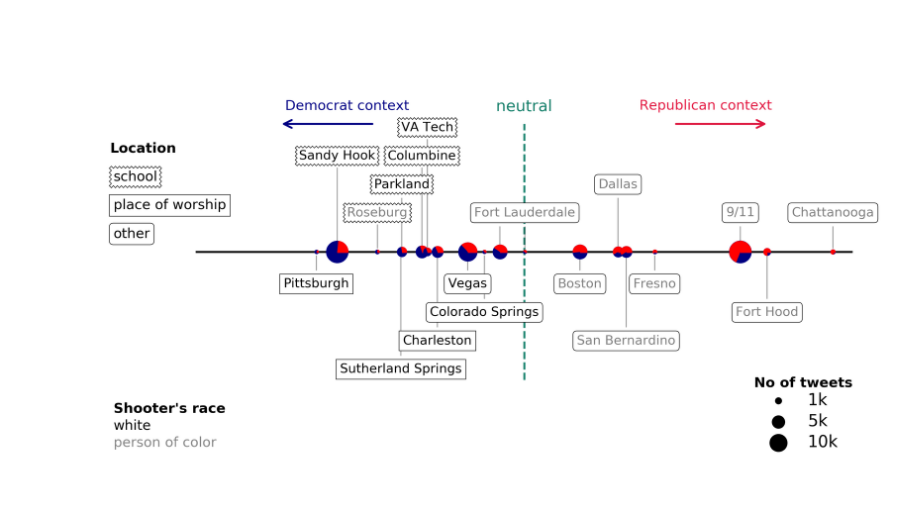
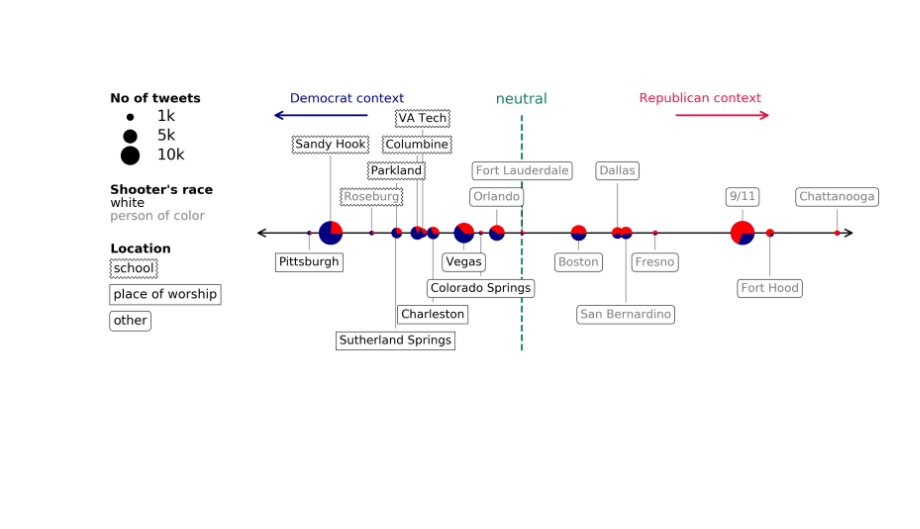
Before and after one commit to ddemszky/framing-twitter, a Jupyter notebook: 4_word_partisanship/event grounding.ipynb, the cells around one changed output. Cells and saved outputs as stored; diff of their text form; code cells hidden in the pictures; blank space fills up the shorter version.

Commit message:
updated plot

```diff
--- a/4_word_partisanship/event grounding.ipynb
+++ b/4_word_partisanship/event grounding.ipynb
@@ -130,7 +130,7 @@ worship = ['Pittsburgh', 'Sutherland Springs', 'Charleston']
 # set up the figure
 fig = plt.figure(dpi=500)
 ax = fig.add_subplot(111)
-xmin = -2
+xmin = -1.6
 xmax = 2
 ymin = 0
 ymax = 3
@@ -138,16 +138,16 @@ ax.set_xlim(xmin,xmax)
 ax.set_ylim(ymin, ymax)
 y = (ymax-ymin)/2
 scale = y/10
-size_div = 150
+size_div = 110
 
 texts = []
-ax.hlines(y, xmin, xmax, lw=1)
+ax.annotate(s='', xy=(xmin,y), xytext=(xmax,y), arrowprops=dict(arrowstyle='<->', lw=.8, color='black'))
 ax.vlines(0, y-.9, y + .9, color='#117A65', linestyles='dashed', lw=1)
 ax.text(0, y + .99, 'neutral', horizontalalignment='center', color='#117A65', fontsize=8)
 
 sorted_odds = sorted(odds.items(), key=operator.itemgetter(1))
 count = 0
-text_positions = {'Nashville':scale+.1, 'Pittsburgh':-scale-.1, 'Sandy Hook':scale+.5, 'VA Tech': scale+.7, 'Parkland':scale+.3, 'Roseburg': scale+.1, 'Columbine':scale+.5, 'Sutherland Springs':-scale-.7, 'Vegas':-scale-.1, 'Orlando':scale+.1, 'Charleston':-scale-.5, 'San Francisco':-scale-.3, 'Dallas':scale+.3, 'Fort Hood':-scale-.3, 'San Bernardino':-scale-.5, 'Boston':-scale-.1, 'Fort Lauderdale':scale+.1, 'Fresno':-scale-.1, 'Colorado Springs':-scale-.3, '9/11':scale+.1, 'Chattanooga':scale+.1}
+text_positions = {'Nashville':scale+.1, 'Pittsburgh':-scale-.1, 'Sandy Hook':scale+.5, 'VA Tech': scale+.7, 'Parkland':scale+.3, 'Roseburg': scale+.1, 'Columbine':scale+.5, 'Sutherland Springs':-scale-.7, 'Vegas':-scale-.1, 'Orlando':scale+.1, 'Charleston':-scale-.5, 'San Francisco':-scale-.3, 'Dallas':scale+.3, 'Fort Hood':-scale-.3, 'San Bernardino':-scale-.5, 'Boston':-scale-.1, 'Fort Lauderdale':scale+.3, 'Fresno':-scale-.1, 'Colorado Springs':-scale-.3, '9/11':scale+.1, 'Chattanooga':scale+.1}
 for k, odd_val in sorted_odds:
     x_c = [0] + np.cos(np.linspace(0, 2*math.pi*proportion[k], 10)).tolist()
     y_c = [0] + np.sin(np.linspace(0, 2*math.pi*proportion[k], 10)).tolist()
@@ -162,40 +162,40 @@ for k, odd_val in sorted_odds:
     ax.scatter(odd_val,y, s=(total[k]/size_div), c = 'navy', zorder=1000)
     ax.scatter(odd_val,y, s=(total[k]/size_div), marker=(xy, 0), c = 'r', zorder=1000)
 
     count +=1
 
 #patch = patches.Rectangle((xmin, y-height/2.), xmax-xmin, height, linewidth=0, fill=False)
 #ax.add_patch(patch)
 #adjust_text(texts, x=[x for _, x in sorted_odds], y=[y] * len(texts), add_objects=[patch], expand_objects=(1,3), force_objects=(1,2), expand_text=(6, 2), force_text=(2,2), arrowprops=dict(arrowstyle="-", color='black', lw=0.2, alpha=0.4), autoalign=False, only_move={'text':'y', 'objects':'y', 'points':'y'})
 # add numbers
 ax.text(-.7, y+1, 'Democrat context', horizontalalignment='right', fontsize=7, color='navy')
 ax.text(.7, y+1, 'Republican context', horizontalalignment='left', fontsize=7, color='crimson')
-ax.text(-2.52, 2.2, 'Location', horizontalalignment='left', fontsize=7, weight='heavy')
-ax.text(-2.5, 2, 'school',horizontalalignment='left', bbox=dict(boxstyle='sawtooth', fc="w", lw=.3), fontsize=7)
-ax.text(-2.5, 1.8, 'place of worship',horizontalalignment='left', bbox=dict(boxstyle='square', fc="w", lw=.3), fontsize=7)
-ax.text(-2.5, 1.6, 'other',horizontalalignment='left', bbox=dict(boxstyle='round', fc="w", lw=.3), fontsize=7)
-ax.text(-2.5, .37, "Shooter's race", horizontalalignment='left', fontsize=7, weight='heavy')
-ax.text(-2.5, .25, "white", horizontalalignment='left', fontsize=7)
-ax.text(-2.5, .13, "person of color", horizontalalignment='left', fontsize=7, color='gray')
+ax.text(-2.45, 1.35, 'Location', horizontalalignment='left', fontsize=7, weight='heavy')
+ax.text(-2.43, 1.2, 'school',horizontalalignment='left', bbox=dict(boxstyle='sawtooth', fc="w", lw=.3), fontsize=7)
+ax.text(-2.43, 1, 'place of worship',horizontalalignment='left', bbox=dict(boxstyle='square', fc="w", lw=.3), fontsize=7)
+ax.text(-2.43, .8, 'other',horizontalalignment='left', bbox=dict(boxstyle='round', fc="w", lw=.3), fontsize=7)
+ax.text(-2.45, 1.8, "Shooter's race", horizontalalignment='left', fontsize=7, weight='heavy')
+ax.text(-2.45, 1.7, "white", horizontalalignment='left', fontsize=7)
+ax.text(-2.45, 1.6, "person of color", horizontalalignment='left', fontsize=7, color='gray')
 
 plt.annotate("", xy=(-1.5, y+.9), xycoords='data', xytext=(-.9, y+.9), textcoords='data', arrowprops=dict(arrowstyle="->",
                             connectionstyle="arc3", color='navy', lw=1),)
 
 plt.annotate("", xy=(1.5, y+.9), xycoords='data', xytext=(.9, y+.9), textcoords='data', arrowprops=dict(arrowstyle="->",
                             connectionstyle="arc3", color='crimson', lw=1),)
 
 
 
 # make legend with dummy points
 for a in [1000, 5000, 10000]:
     plt.scatter([], [], c='black', s=a/size_div,
                 label=str(int(a/1000))+'k')
 plt.legend(scatterpoints=1, frameon=False, fontsize='small',
-           labelspacing=.3, loc='lower right', title='')
-ax.text(1.4, .55, 'No of tweets', horizontalalignment='left', fontsize=7, weight='heavy')
+           labelspacing=.3, bbox_to_anchor=(-.09,.85), title='')
+ax.text(-2.45, y+1, 'No of tweets', horizontalalignment='left', fontsize=7, weight='heavy')
 
 plt.axis('off')
 
 plt.show()
 # %% [output]
-[figure, old version]
+[figure, new version]
```
Also changed, not shown: 4 other files.
